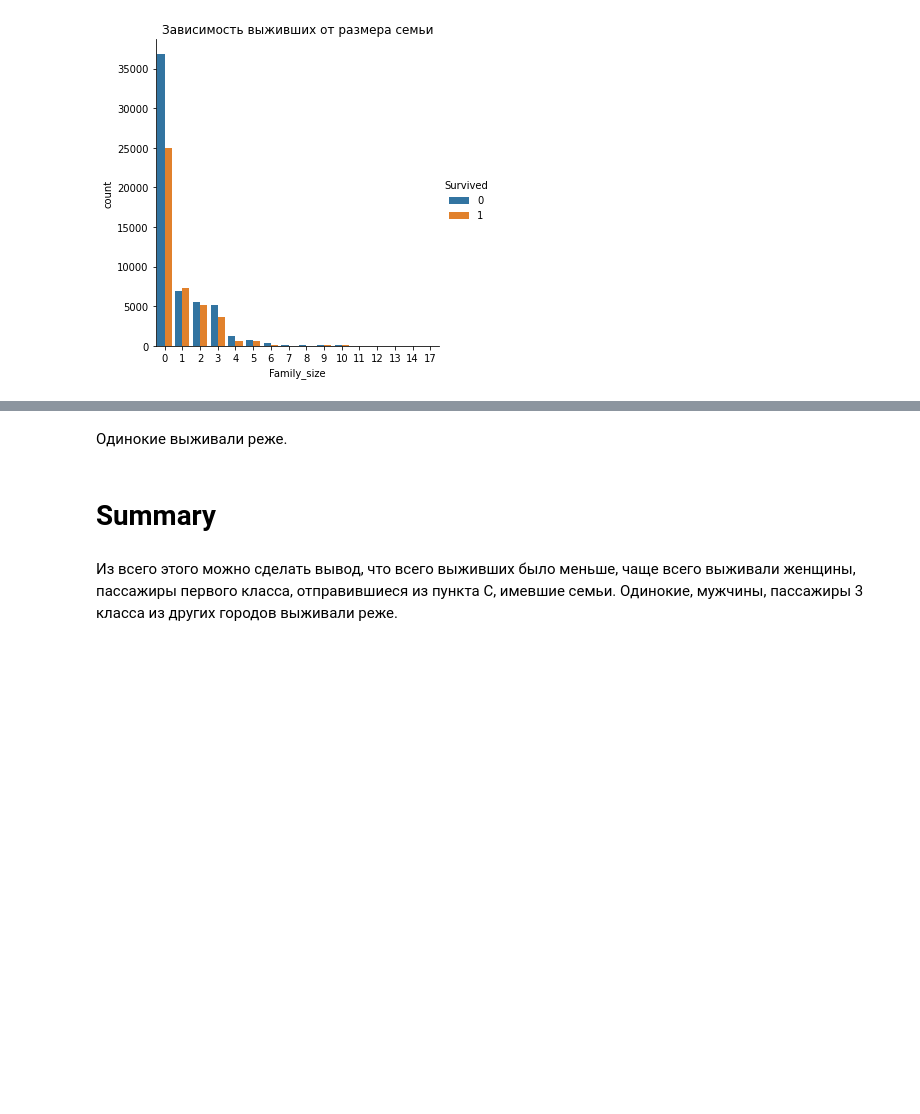
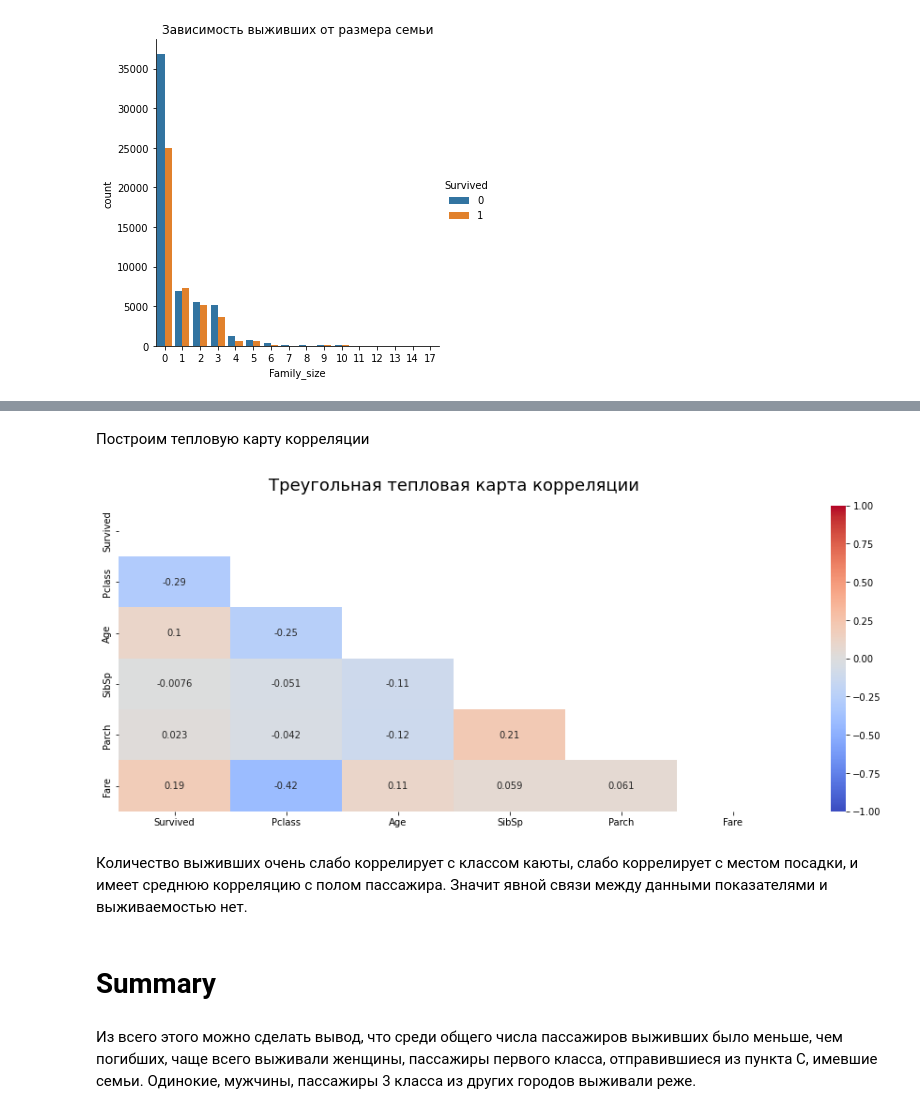
Before and after one commit to podhaynova/my_projects, a Jupyter notebook: 2 module/eda.ipynb, the cells around one changed output, grey strips where cells are left out. Saved outputs shown, nothing was run; the diff lists cells and outputs as text; code cells hidden in the pictures; blank space fills up the shorter version.

```diff
--- a/2 module/eda.ipynb
+++ b/2 module/eda.ipynb
@@ -247,6 +341,15 @@ Text(0.5, 1.0, 'Зависимость выживших от размера се
+# %% [markdown]
+Построим тепловую карту корреляции
+# %%
+plt.figure(figsize=(16, 6))
+mask = np.triu(np.ones_like(data.corr(), dtype=np.bool_))
+heatmap = sns.heatmap(data.corr(), mask=mask, vmin=-1, vmax=1, annot=True, cmap='coolwarm')
+heatmap.set_title('Треугольная тепловая карта корреляции', fontdict={'fontsize':18}, pad=16);
+# %% [output]
+[figure, added]
 # %% [markdown]
-Одинокие выживали реже.
+Количество выживших очень слабо коррелирует с классом каюты, слабо коррелирует с местом посадки, и имеет среднюю корреляцию с полом пассажира. Значит явной связи между данными показателями и выживаемостью нет.
 # %% [markdown]
 # Summary
 # %% [markdown]
-Из всего этого можно сделать вывод, что всего выживших было меньше, чаще всего выживали женщины, пассажиры первого класса, отправившиеся из пункта C, имевшие семьи. Одинокие, мужчины, пассажиры 3 класса из других городов выживали реже.
+Из всего этого можно сделать вывод, что среди общего числа пассажиров выживших было меньше, чем погибших, чаще всего выживали женщины, пассажиры первого класса, отправившиеся из пункта C, имевшие семьи. Одинокие, мужчины, пассажиры 3 класса из других городов выживали реже.
```
Also changed, not shown: parts of 21 cells of this notebook.
